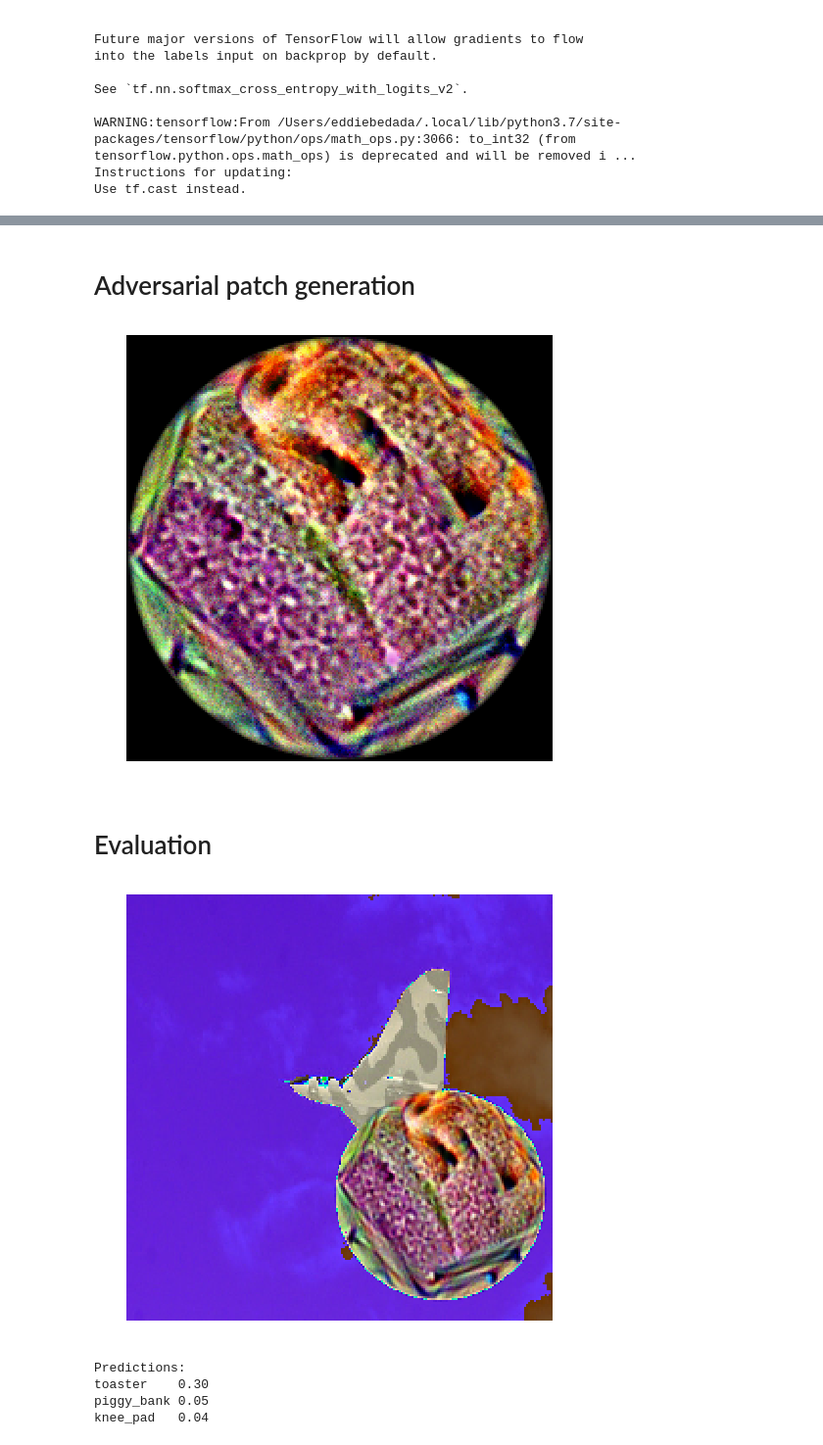
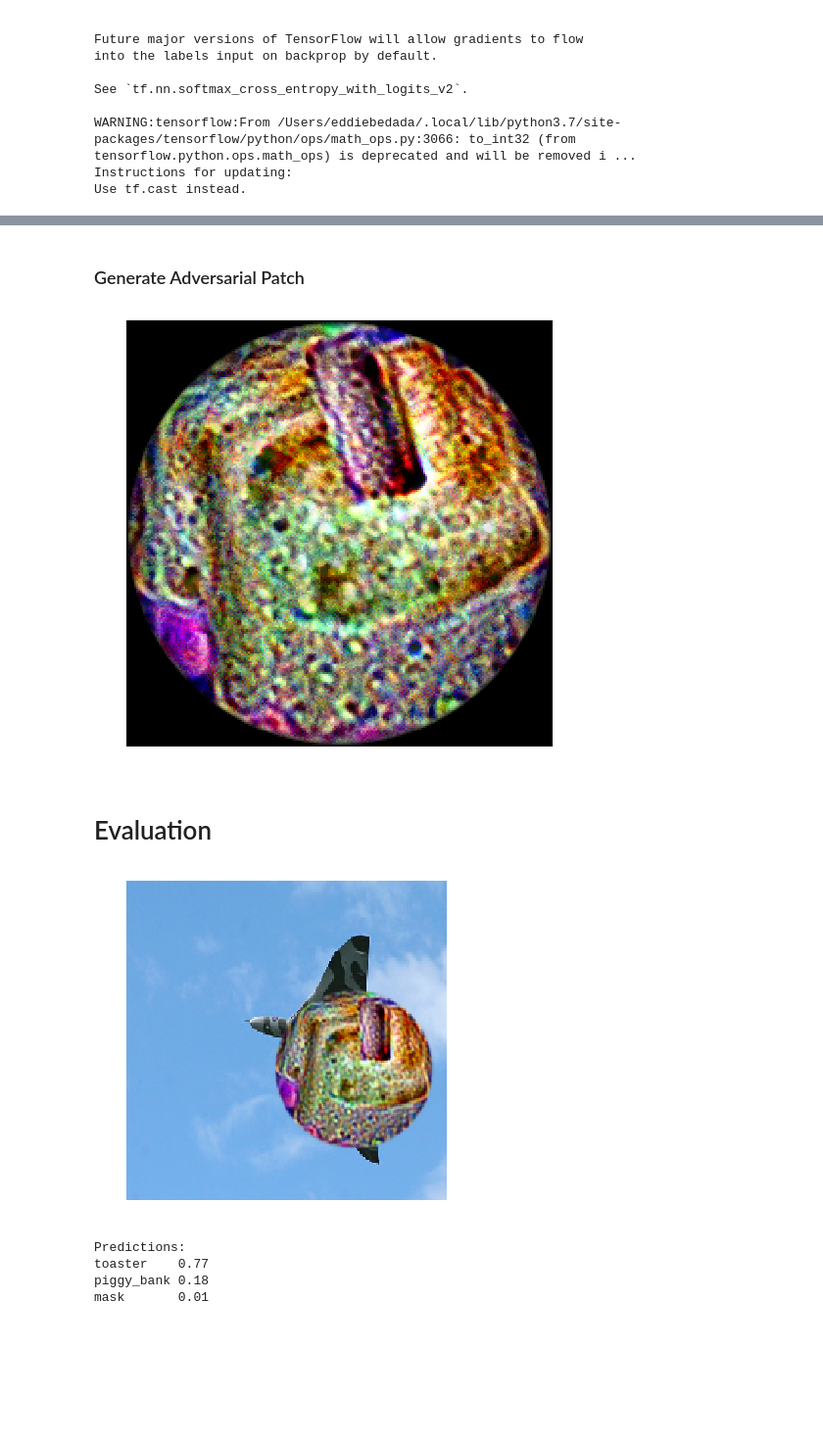
Before and after one commit to adbedada/adversarial_attack, a Jupyter notebook: notebooks/adversarial_patch_using_art.ipynb, the cells around one changed output, grey strips where cells are left out. Shown at 98% size. Saved outputs shown, nothing was run; the diff lists cells and outputs as text; code cells hidden in the pictures; blank space fills up the shorter version.

```diff
--- a/notebooks/adversarial_patch_using_art.ipynb
+++ b/notebooks/adversarial_patch_using_art.ipynb
@@ -89,0 +124,10 @@ plt.show()
+# %%
+fig=plt.figure(figsize=(28, 28))
+
+for i in range(1, columns*rows +1):
+    img = np.random.randint(10, size=(h,w))
+    fig.add_subplot(rows, columns, i)
+    plt.imshow(np.uint8(concated_images_for_keras[i-1]))
+    plt.axis('off')
+
+plt.show()
@@ -90,11 +136,19 @@ plt.show()
 # %% [markdown]
-# Adversarial patch generation
+### Generate Adversarial Patch
 # %%
-ap = AdversarialPatch(classifier=tfc, target=name_to_label('toaster'), rotation_max=rotation_max,
-                      scale_min=scale_min, scale_max=scale_max, learning_rate=learning_rate, max_iter=max_iter,
-                      batch_size=batch_size, clip_patch=[(-103.939, 255.0 - 103.939), (-116.779, 255.0 - 116.779),
-                                                         (-123.680, 255.0 - 123.680)])
-patch, patch_mask = ap.generate(x=concated_image)
+ap = AdversarialPatch(classifier=tfc,
+                      target=name_to_label('toaster'),
+                      rotation_max=rotation_max,
+                      scale_min=scale_min,
+                      scale_max=scale_max,
+                      learning_rate=learning_rate,
+                      max_iter=max_iter,
+                      batch_size=batch_size,
+                      clip_patch=[(-103.939, 255.0 - 103.939),
+                                  (-116.779, 255.0 - 116.779),
+                                (-123.680, 255.0 - 123.680)])
+
+patch, patch_mask = ap.generate(x=concated_images_for_keras)
 # %%
 def from_keras(x):
     x = np.copy(x)
@@ -103,18 +157,29 @@ def from_keras(x):
     x[:, :, 0] += 103.939
     return x[:, :, [2, 1, 0]].astype(np.uint8)
 # %%
-plt.imshow((from_keras(patch) * patch_mask).astype(np.uint))
+imagenet_patch = (from_keras(patch) * patch_mask).astype(np.uint)
+#custom_patch = (from_keras(patch) * patch_mask).astype(np.uint)
+plt.imshow(imagenet_patch)
 plt.axis('off')
 plt.show()
 # %% [output]
-[figure, old version]
+[figure, new version]
 # %% [markdown]
 # Evaluation
 # %%
-patched_images = ap.apply_patch(concated_image, scale=0.5)
+patched_images = ap.apply_patch(images_for_keras, scale=0.5)
 # %%
 def predict_model(model, image):
-    plt.imshow((from_keras(image)).astype(np.uint))
+
+    predicted_output= from_keras(image)
+    new_img_arr = Image.fromarray(predicted_output)
+    size = 520, 520
+    new_img_arr.thumbnail(size)
+    new_img_arr.save('patched_image_3.jpg')
+    #save_predicted_output = predicted_output.resize((1920,1080), Image.ANTIALIAS)
+    #plt.imsave('patched_image.jpg',save_predicted_output)
+   # predicted_output.save("image_with_patch.jpg")
+    plt.imshow(predicted_output.astype(np.uint))
     plt.axis('off')
     plt.show()
 
@@ -140,13 +205,13 @@ def predict_model(model, image):
         output_str = "{} {:.2f}".format(name, probability)
         print(output_str)
 # %%
-predict_model(model, patched_images[0, :, :, :])
+ee = predict_model(model, patched_images[0, :, :, :])
 # %% [output]
-[figure, old version]
+[figure, new version]
 Predictions:
-toaster    0.30
-piggy_bank 0.05
-knee_pad   0.04
+toaster    0.77
+piggy_bank 0.18
+mask       0.01
 # %%
 predict_model(model, patched_images[1, :, :, :])
 # %% [output]
```
Also changed, not shown: parts of 22 cells of this notebook, 1 other file.
